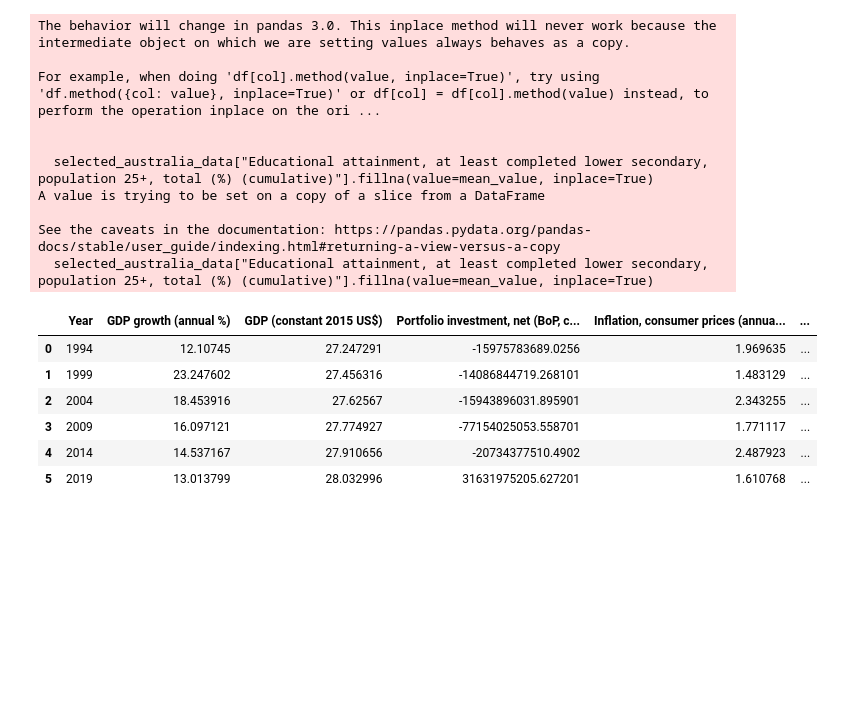
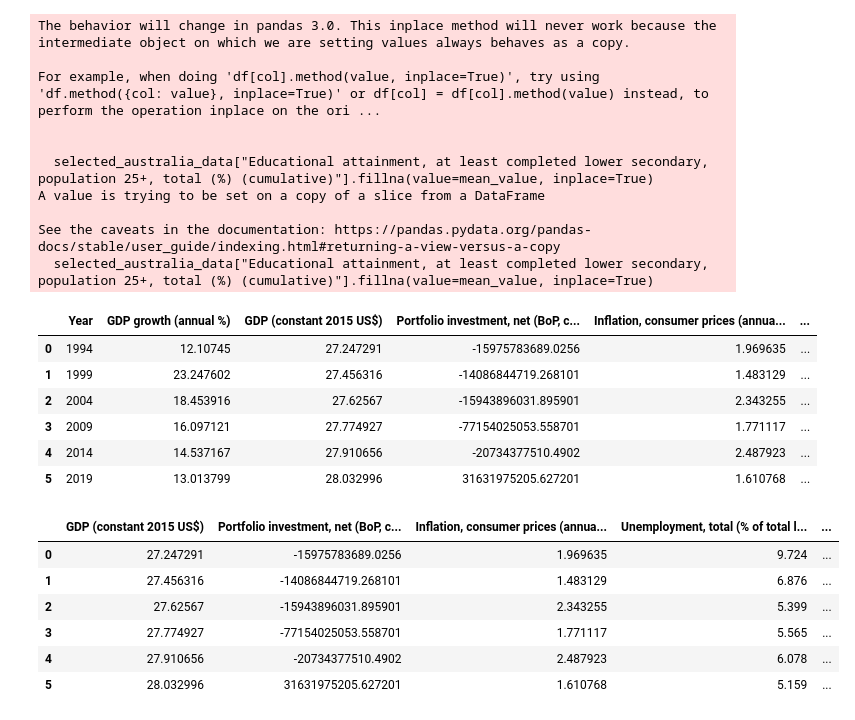
Before and after one commit to Shre-D/EGD-Assignment1, a Jupyter notebook: src/australia.ipynb, the cells around one changed output. Drawn from its saved outputs; the diff is of its cells as text; code cells hidden in the pictures; blank space fills up the shorter version.

```diff
--- a/src/australia.ipynb
+++ b/src/australia.ipynb
@@ -267,18 +267,27 @@ from sklearn import preprocessing
 # %%
 y = selected_australia_data[ 'GDP growth (annual %)']
 X = selected_australia_data[regression_columns]
 
 # Combining X and y into a single DataFrame
 combined_data = X.copy()  # Creating a copy of X
 combined_data['GDP growth (annual %)'] = y  # Adding y as a new column
 # Drop rows with any NaN value from combined_data
 combined_data_dropped = combined_data.dropna(how='any')
 
 # Separate features (X) and target variable (y) from combined_data_dropped
 X = combined_data_dropped.drop(columns='GDP growth (annual %)')
 y = combined_data_dropped['GDP growth (annual %)']
 # creating train and test sets
-X_train, X_test, y_train, y_test = train_test_split( X, y, test_size=0.1, random_state=50)
+X_train, X_test, y_train, y_test = train_test_split( X, y, test_size=0.1, random_state=20)
+combined_data
+# %% [output]
+|  | GDP (constant 2015 US$) | Portfolio investment, net (BoP, c... | Inflation, consumer prices (annua... | Unemployment, total (% of total l... | ... |
+| 0 | 27.247291 | -15975783689.0256 | 1.969635 | 9.724 | ... |
+| 1 | 27.456316 | -14086844719.268101 | 1.483129 | 6.876 | ... |
+| 2 | 27.62567 | -15943896031.895901 | 2.343255 | 5.399 | ... |
+| 3 | 27.774927 | -77154025053.558701 | 1.771117 | 5.565 | ... |
+| 4 | 27.910656 | -20734377510.4902 | 2.487923 | 6.078 | ... |
+| 5 | 28.032996 | 31631975205.627201 | 1.610768 | 5.159 | ... |
 # %%
 # creating a regression model
 model = LinearRegression()
```
Also changed, not shown: parts of 2 cells of this notebook, 2 other files.
